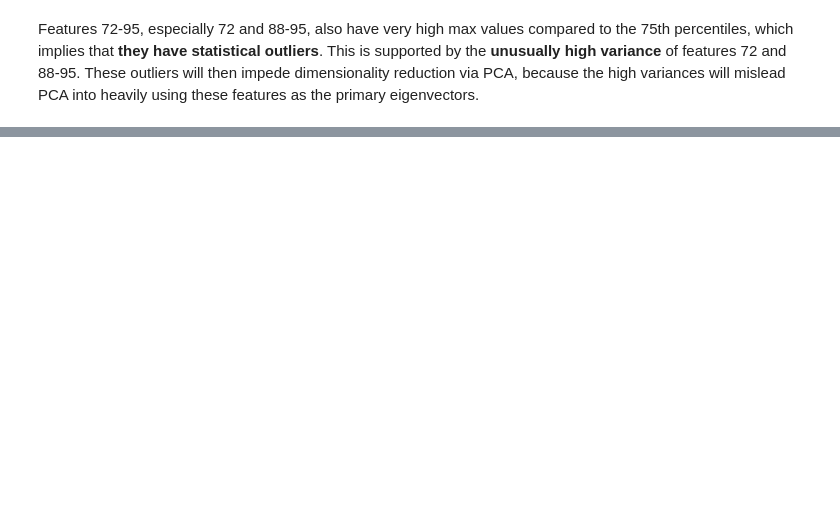
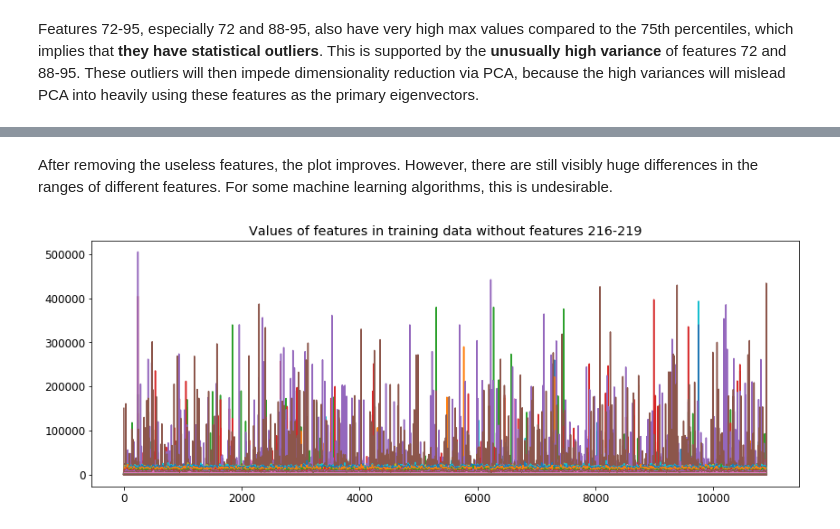
Before and after one commit to christabella/music-genre-classification, a Jupyter notebook: Title.ipynb, the cells around one changed output, grey strips where cells are left out. Cells and saved outputs as stored; diff of their text form; code cells hidden in the pictures; blank space fills up the shorter version.

```diff
--- a/Title.ipynb
+++ b/Title.ipynb
@@ -89,0 +88,12 @@ train_labels_df['class'].shape
+# %% [markdown]
+After removing the useless features, the plot improves. However, there are still visibly huge differences in the ranges of different features. For some machine learning algorithms, this is undesirable.
+# %%
+# Remove features 216-219 which have huge values
+del indices[216:220]
+
+for i in indices:
+    plt.plot(all_data_df[i].values)
+plt.title("Values of features in training data without features 216-219")
+plt.show()
+# %% [output]
+[figure, added]
```
Also changed, not shown: parts of 24 cells of this notebook.
